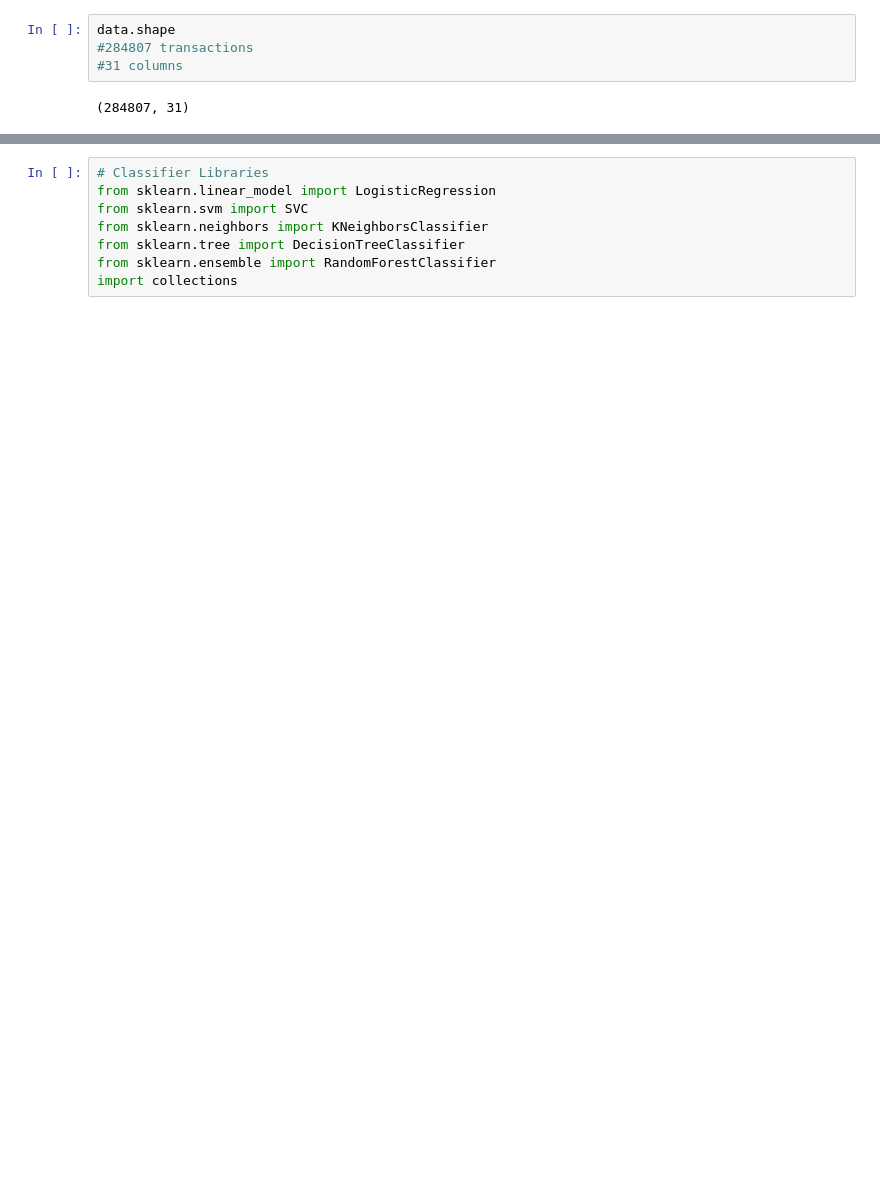
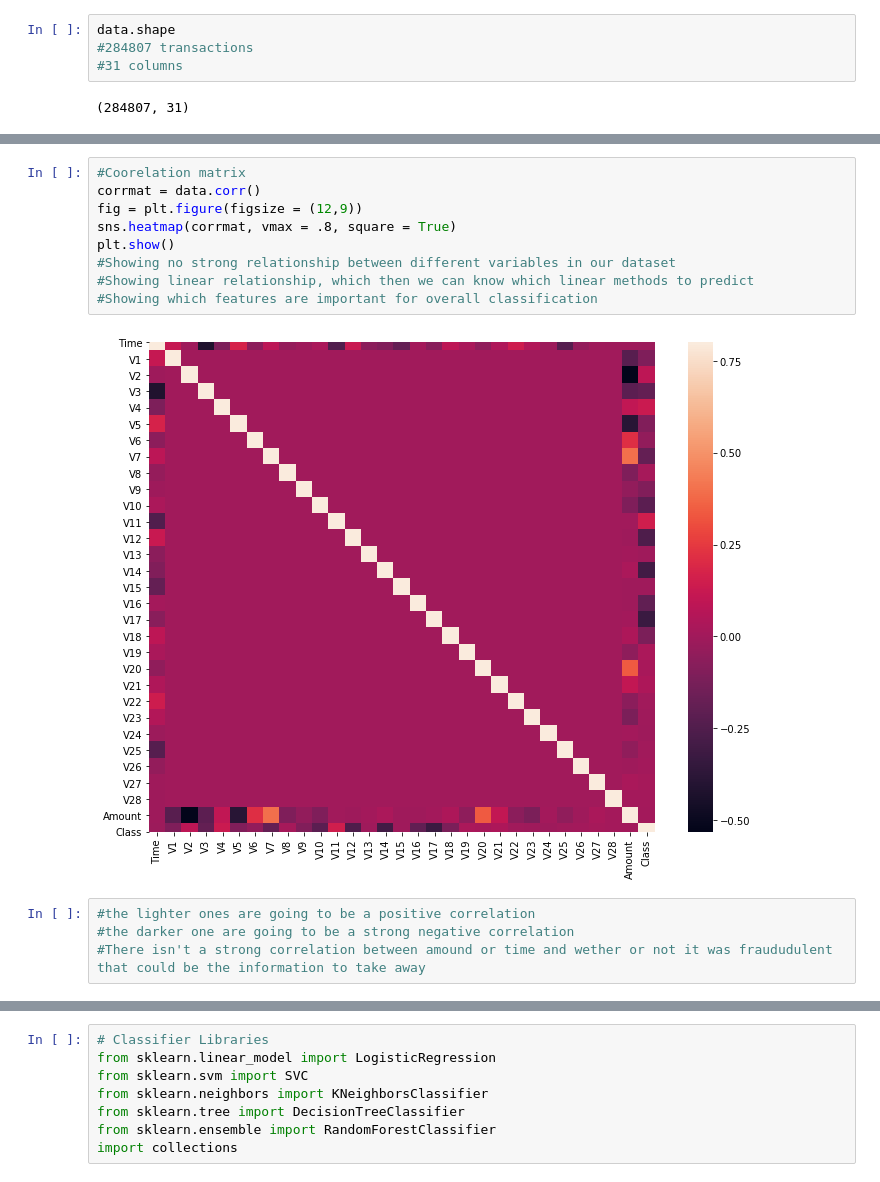
Before and after one commit to CooHee/Bank-Statement-Analyser, a Jupyter notebook: credit_card_fraud_detection.ipynb, the cells around one changed output, grey strips where cells are left out. Drawn from its saved outputs; the diff is of its cells as text; blank space fills up the shorter version.

```diff
--- a/credit_card_fraud_detection.ipynb
+++ b/credit_card_fraud_detection.ipynb
@@ -60,0 +89,15 @@ data.head()
+# %%
+#Coorelation matrix
+corrmat = data.corr()
+fig = plt.figure(figsize = (12,9))
+sns.heatmap(corrmat, vmax = .8, square = True)
+plt.show()
+#Showing no strong relationship between different variables in our dataset
+#Showing linear relationship, which then we can know which linear methods to predict
+#Showing which features are important for overall classification
+# %% [output]
+[figure, added]
+# %%
+#the lighter ones are going to be a positive correlation
+#the darker one are going to be a strong negative correlation
+#There isn't a strong correlation between amound or time and wether or not it was fraududulent that could be the information to take away
```
Also changed, not shown: parts of 75 cells of this notebook.
